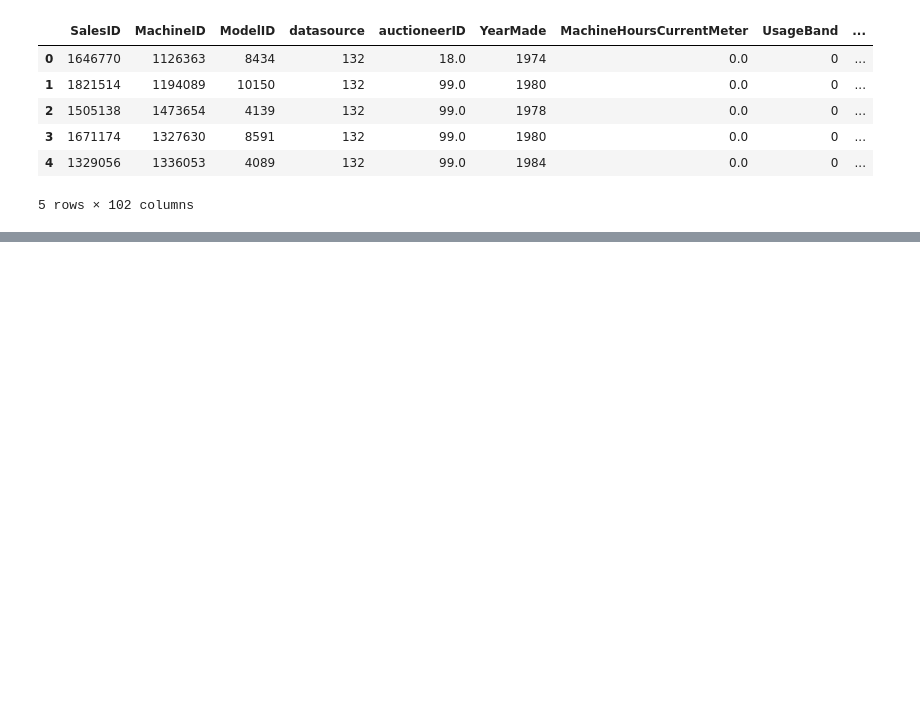
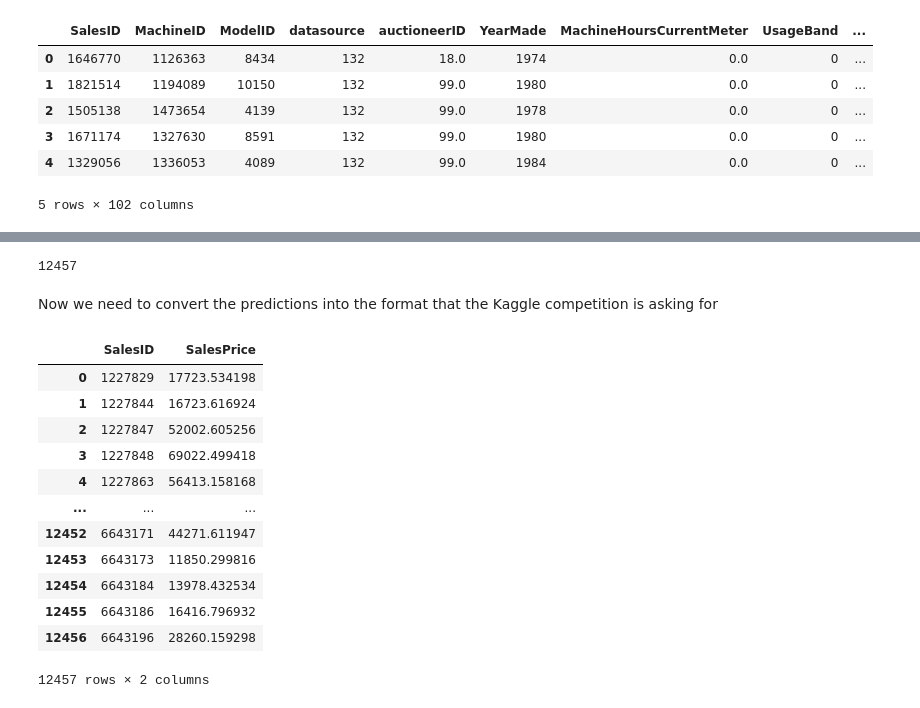
Before and after one commit to cillustrisimo/Price_Prediction_Regression_Model, a Jupyter notebook: bulldozer-price-regression.ipynb, the cells around one changed output, grey strips where cells are left out. Saved outputs shown, nothing was run; the diff lists cells and outputs as text; code cells hidden in the pictures; blank space fills up the shorter version.

Commit message:
make predictions and create test_preds.csv

```diff
--- a/bulldozer-price-regression.ipynb
+++ b/bulldozer-price-regression.ipynb
@@ -1005,0 +1014,2 @@ Thus, we can figure out what is wrong between the columns by turning them into s
+# %%
+df_test['auctioneerID_is_missing'] = False
@@ -1005,0 +1059,32 @@ Thus, we can figure out what is wrong between the columns by turning them into s
+# %%
+# I need to put the coiumns into the same order so I can properly predict off the test set
+
+df_test = df_test.reindex(columns=list(X_train.columns))
+# %%
+test_preds = ideal_model.predict(df_test)
+# %%
+len(test_preds)
+# %% [output]
+12457
+# %% [markdown]
+Now we need to convert the predictions into the format that the Kaggle competition is asking for
+# %%
+df_preds = pd.DataFrame()
+# %%
+df_preds["SalesID"] = df_test.SalesID
+df_preds["SalesPrice"] = test_preds
+df_preds
+# %% [output]
+|  | SalesID | SalesPrice |
+| 0 | 1227829 | 17723.534198 |
+| 1 | 1227844 | 16723.616924 |
+| 2 | 1227847 | 52002.605256 |
+| 3 | 1227848 | 69022.499418 |
+| 4 | 1227863 | 56413.158168 |
+| ... | ... | ... |
+| 12452 | 6643171 | 44271.611947 |
+| 12453 | 6643173 | 11850.299816 |
+| 12454 | 6643184 | 13978.432534 |
+| 12455 | 6643186 | 16416.796932 |
+| 12456 | 6643196 | 28260.159298 |
+12457 rows × 2 columns
```
Also changed, not shown: parts of 9 cells of this notebook.
